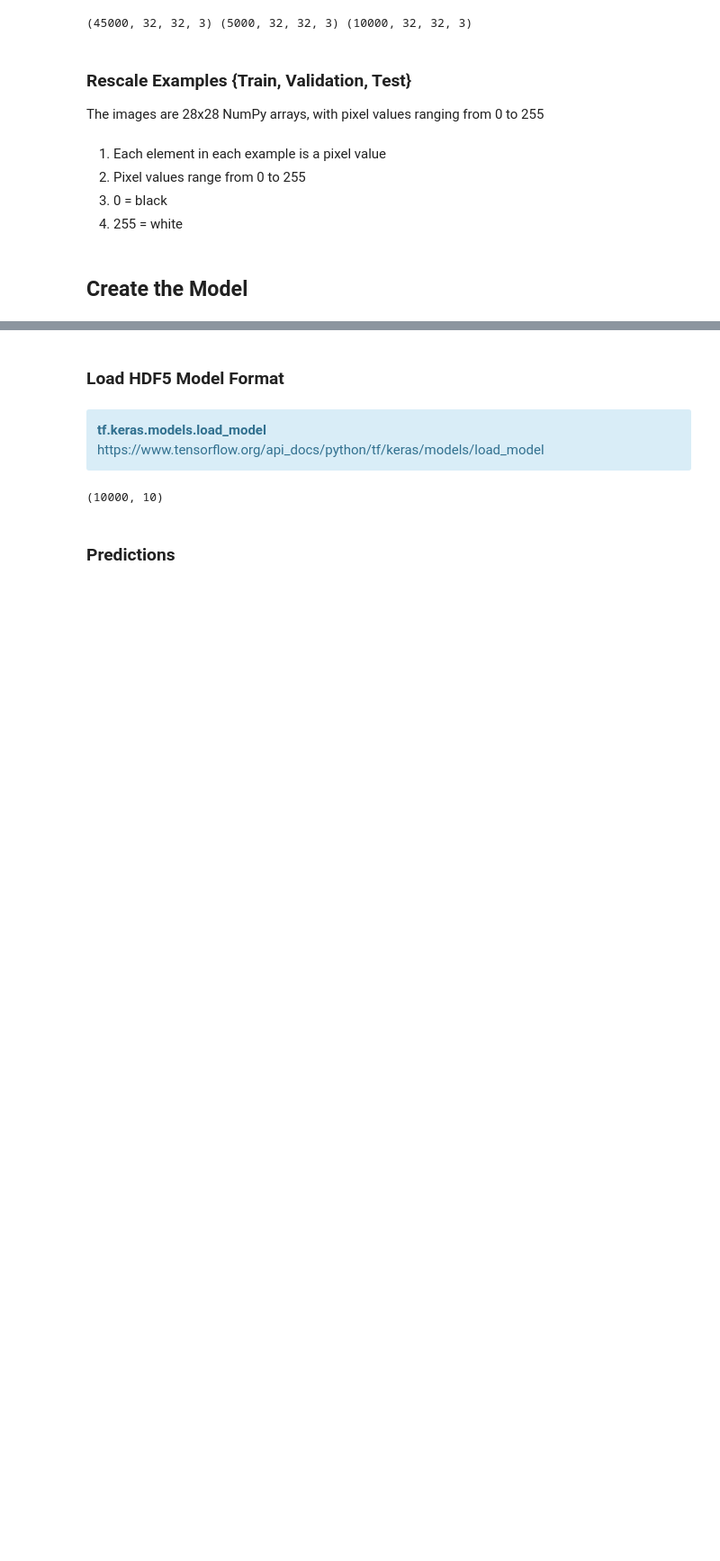
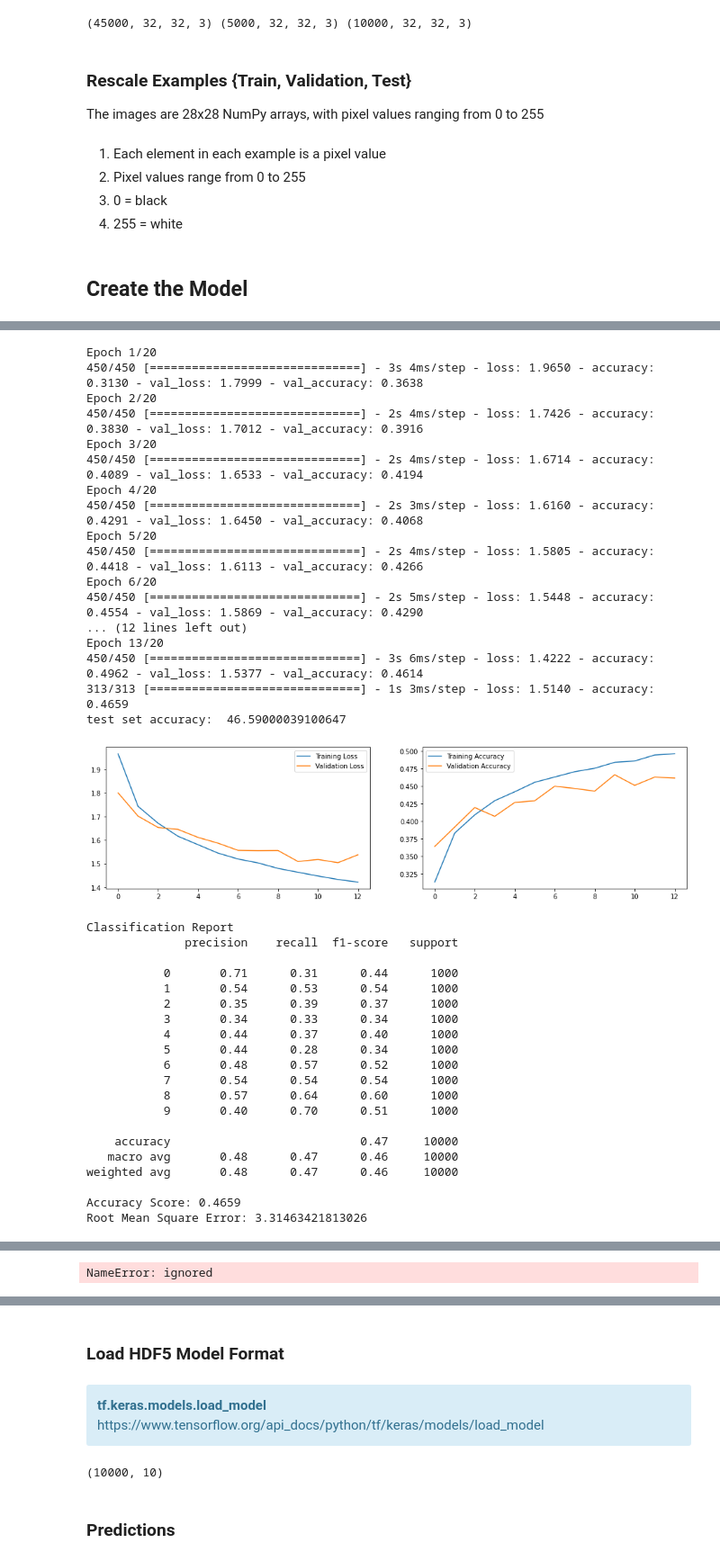
Before and after one commit to xixilili/MSDS_458_Public, a Jupyter notebook: MSDS458_Assignment_02/MSDS458_Assignment_02_Experiments.ipynb, the cells around one changed output, grey strips where cells are left out. Shown at 90% size. Drawn from its saved outputs; the diff is of its cells as text; code cells hidden in the pictures; blank space fills up the shorter version.

```diff
--- a/MSDS458_Assignment_02/MSDS458_Assignment_02_Experiments.ipynb
+++ b/MSDS458_Assignment_02/MSDS458_Assignment_02_Experiments.ipynb
@@ -317,11 +261,0 @@ https://www.tensorflow.org/api_docs/python/tf/keras/callbacks/ModelCheckpoint</d
-# %%
-history = model.fit(x_train_norm
-                    ,y_train_split
-                    ,epochs=200
-                    ,batch_size=512
-                    ,validation_data=(x_valid_norm, y_valid_split)
-                    ,callbacks=[
-                    tf.keras.callbacks.EarlyStopping(monitor='val_accuracy', patience=3),
-                    tf.keras.callbacks.ModelCheckpoint('/content/gdrive/My Drive/Colab Notebooks/models/model_{val_accuracy:.4f}.h5', save_best_only=True,
-                                        save_weights_only=False, monitor='val_accuracy')]
-                   )
@@ -434,0 +319,8 @@ plot_confusion_matrix(y_test,pred1)
+# %%
+model1 = models.Sequential()
+model1.add(layers.InputLayer(input_shape=(32, 32, 3)))
+model1.add(layers.Flatten(name ='flatten'))
+model1.add(layers.Dense(name = "hidden_layer",units=384, activation=tf.nn.relu))
+model1.add(layers.Dense(name = "output_layer",units=10, activation=tf.nn.softmax))
+
+model1.summary()
@@ -434,0 +343,41 @@ plot_confusion_matrix(y_test,pred1)
+# %%
+compile_train_plot_model(model1)
+# %% [output]
+Epoch 1/20
+450/450 [==============================] - 3s 4ms/step - loss: 1.9650 - accuracy: 0.3130 - val_loss: 1.7999 - val_accuracy: 0.3638
+Epoch 2/20
+450/450 [==============================] - 2s 4ms/step - loss: 1.7426 - accuracy: 0.3830 - val_loss: 1.7012 - val_accuracy: 0.3916
+Epoch 3/20
+450/450 [==============================] - 2s 4ms/step - loss: 1.6714 - accuracy: 0.4089 - val_loss: 1.6533 - val_accuracy: 0.4194
+Epoch 4/20
+450/450 [==============================] - 2s 3ms/step - loss: 1.6160 - accuracy: 0.4291 - val_loss: 1.6450 - val_accuracy: 0.4068
+Epoch 5/20
+450/450 [==============================] - 2s 4ms/step - loss: 1.5805 - accuracy: 0.4418 - val_loss: 1.6113 - val_accuracy: 0.4266
+Epoch 6/20
+450/450 [==============================] - 2s 5ms/step - loss: 1.5448 - accuracy: 0.4554 - val_loss: 1.5869 - val_accuracy: 0.4290
+... (12 lines left out)
+Epoch 13/20
+450/450 [==============================] - 3s 6ms/step - loss: 1.4222 - accuracy: 0.4962 - val_loss: 1.5377 - val_accuracy: 0.4614
+313/313 [==============================] - 1s 3ms/step - loss: 1.5140 - accuracy: 0.4659
+test set accuracy:  46.59000039100647
+[figure, added]
+Classification Report
+              precision    recall  f1-score   support
+
+           0       0.71      0.31      0.44      1000
+           1       0.54      0.53      0.54      1000
+           2       0.35      0.39      0.37      1000
+           3       0.34      0.33      0.34      1000
+           4       0.44      0.37      0.40      1000
+           5       0.44      0.28      0.34      1000
+           6       0.48      0.57      0.52      1000
+           7       0.54      0.54      0.54      1000
+           8       0.57      0.64      0.60      1000
+           9       0.40      0.70      0.51      1000
+
+    accuracy                           0.47     10000
+   macro avg       0.48      0.47      0.46     10000
+weighted avg       0.48      0.47      0.46     10000
+
+Accuracy Score: 0.4659
+Root Mean Square Error: 3.31463421813026
@@ -434,0 +385,4 @@ plot_confusion_matrix(y_test,pred1)
+# %%
+history_df.head(5)
+# %% [output]
+NameError: ignored
```
Also changed, not shown: parts of 44 cells of this notebook.
